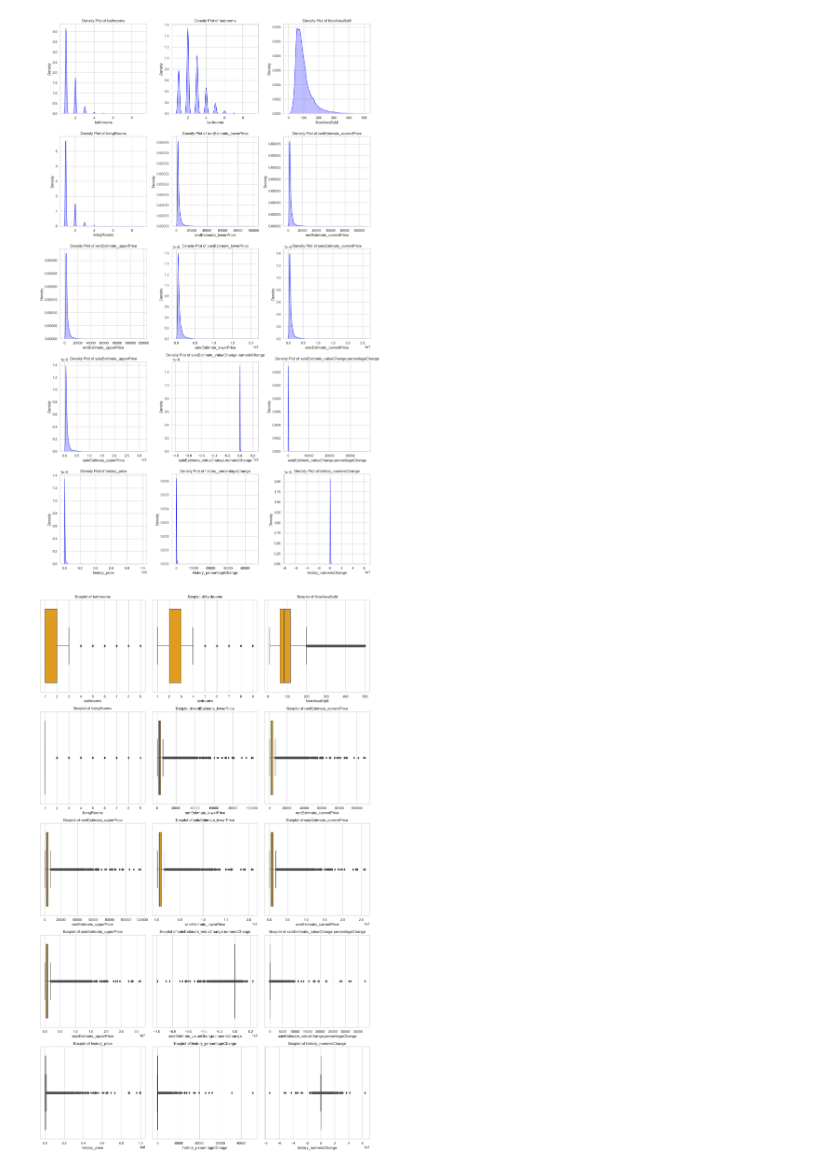
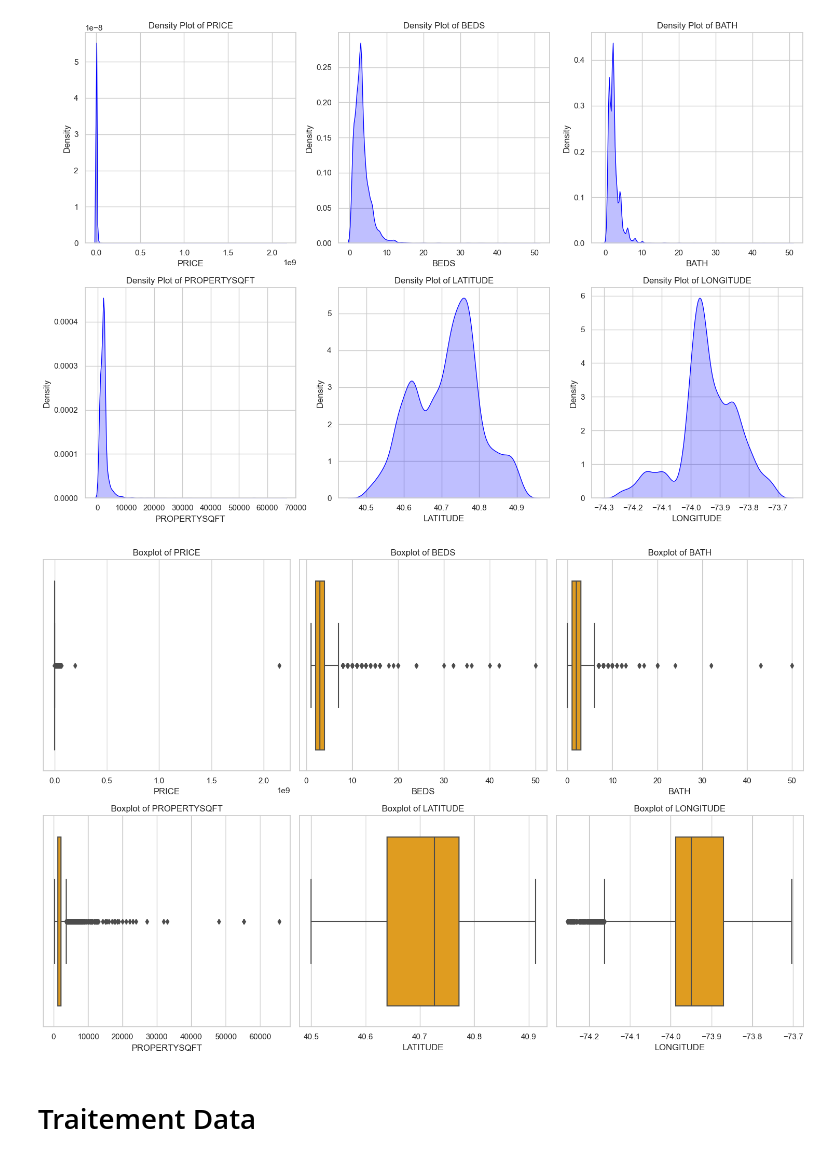
Before and after one commit to Tusked34/Projet_MLOPS, a Jupyter notebook: notebook/Stats_Desc_THEO.ipynb, the cells around one changed output. Saved outputs shown, nothing was run; the diff lists cells and outputs as text; code cells hidden in the pictures.

```diff
--- a/notebook/Stats_Desc_THEO.ipynb
+++ b/notebook/Stats_Desc_THEO.ipynb
@@ -40,0 +26,3 @@ Dimension du dataset : 282872 lignes et 28 colonnes
+# %%
+df = pd.read_csv(r'..\data\NY-House-Dataset.csv')
+df.head(5)
@@ -61,33 +48,35 @@ analyze_and_plot(df)
 # %%
 # Configuration de l'affichage
 sns.set(style="whitegrid")
 # Calcul du nombre de lignes et de colonnes pour le sous-graphique
 num_cols = 3  # Par exemple, on fixe 3 colonnes
-num_rows = math.ceil(len(adapted_numeric_columns) / num_cols)
+num_rows = math.ceil(len(numeric_columns) / num_cols)
 
 plt.figure(figsize=(15, 5 * num_rows))
 
 # Création de graphiques pour chaque colonne numérique avec courbe de densité
-for i, column in enumerate(adapted_numeric_columns, 1):
+for i, column in enumerate(numeric_columns, 1):
     plt.subplot(num_rows, num_cols, i)
     sns.kdeplot(df[column], fill=True, color='blue')
     plt.title(f'Density Plot of {column}')
     plt.xlabel(column)
     plt.ylabel('Density')
 
 plt.tight_layout()
 plt.show()
 
 # Boîtes à moustaches pour les mêmes colonnes
 plt.figure(figsize=(15, 5 * num_rows))
-for i, column in enumerate(adapted_numeric_columns, 1):
+for i, column in enumerate(numeric_columns, 1):
     plt.subplot(num_rows, num_cols, i)
     sns.boxplot(x=df[column], color='orange')
     plt.title(f'Boxplot of {column}')
     plt.xlabel(column)
 
 plt.tight_layout()
 plt.show()
 # %% [output]
-[figure, old version]
+[figure, new version]
-[figure, old version]
+[figure, new version]
+# %% [markdown]
+# Traitement Data
```
Also changed, not shown: parts of 12 cells of this notebook, 31 other files.
